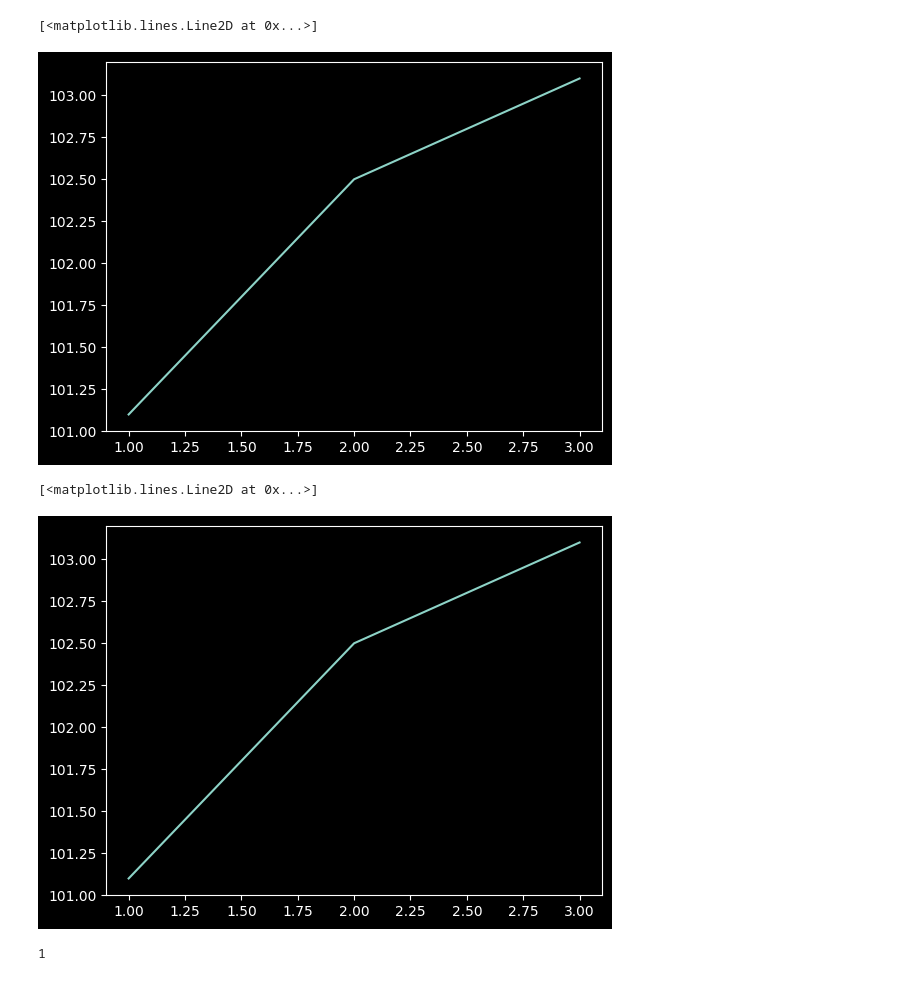
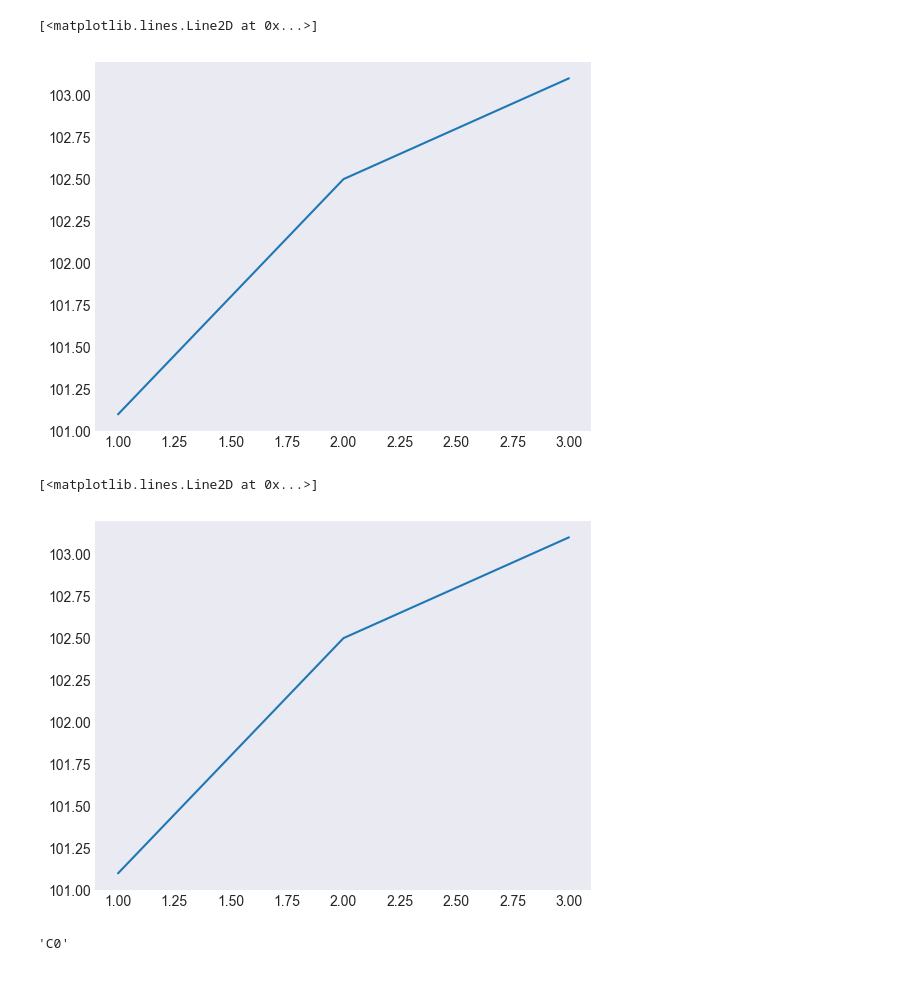
Before and after one commit to furechan/mplchart, a Jupyter notebook: misc/matplotlib-rcparams.ipynb, the cells around one changed output. Drawn from its saved outputs; the diff is of its cells as text; code cells hidden in the pictures.

```diff
--- a/misc/matplotlib-rcparams.ipynb
+++ b/misc/matplotlib-rcparams.ipynb
@@ -39,5 +37,8 @@ lines.color white
 # %%
-mpl.style.use("dark_background")
+STYLE = "dark-backgrounb"
+STYLE = "seaborn-v0_8"
+
+mpl.style.use(STYLE)
 
 for item in ("lines.color", ):
     print(item, plt.rcParams.get(item))
@@ -90,13 +83,14 @@ lines_color
 plt.plot([1, 2, 3], [101.1, 102.5, 103.1], color="C0")
 # %% [output]
 [<matplotlib.lines.Line2D at 0x...>]
-[figure, old version]
+[figure, new version]
 # %%
-plt.style.use("dark_background")
+
 plt.plot([1, 2, 3], [101.1, 102.5, 103.1])
 # %% [output]
 [<matplotlib.lines.Line2D at 0x...>]
-[figure, old version]
+[figure, new version]
 # %%
+plt.rcParams["lines.color"]
 # %% [output]
-1
+'C0'
```
Also changed, not shown: parts of 6 cells of this notebook, 15 other files.
